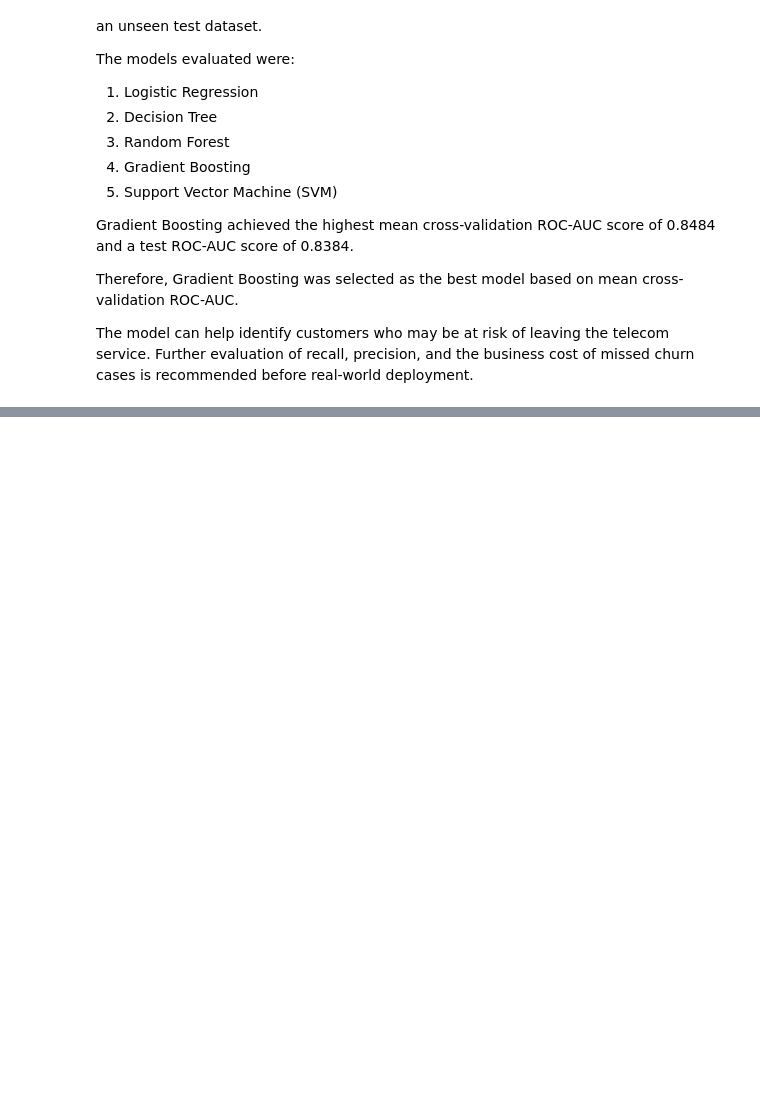
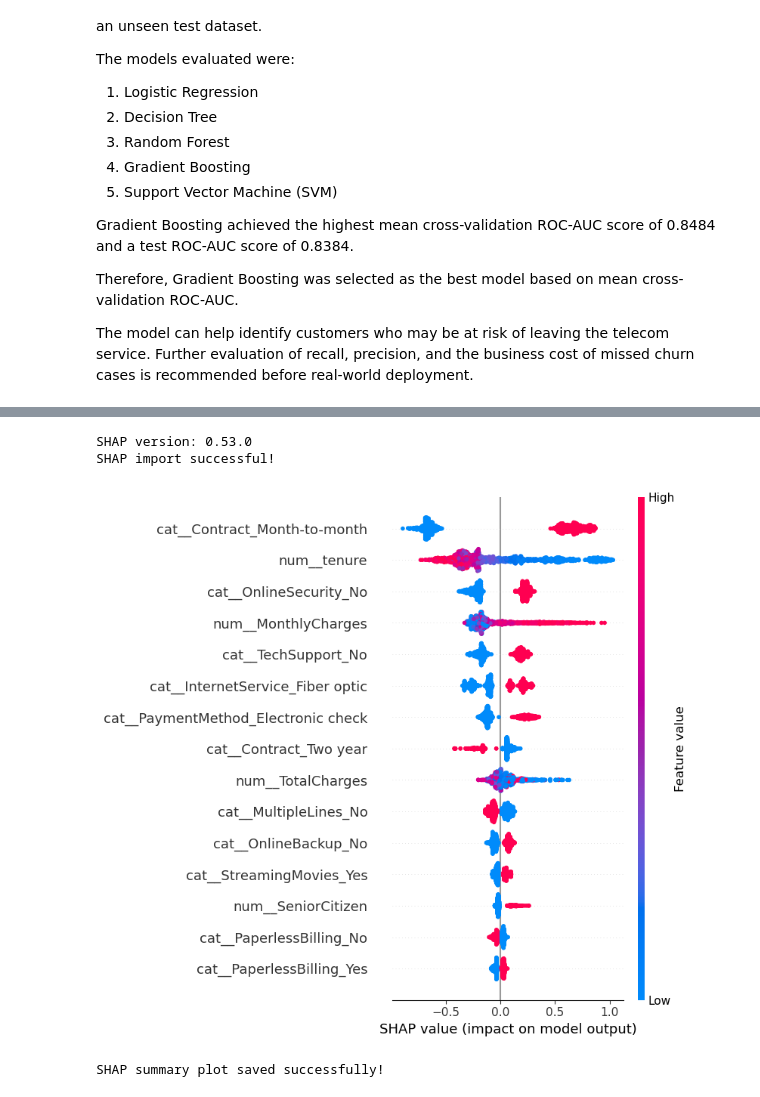
Before and after one commit to ritik1999348/CHURNSENSE, a Jupyter notebook: notebooks/03_modelling.ipynb, the cells around one changed output, grey strips where cells are left out. Saved outputs shown, nothing was run; the diff lists cells and outputs as text; code cells hidden in the pictures; blank space fills up the shorter version.

```diff
--- a/notebooks/03_modelling.ipynb
+++ b/notebooks/03_modelling.ipynb
@@ -277,0 +478,52 @@ recommended before real-world deployment.
+# %%
+import shap
+
+print("SHAP version:", shap.__version__)
+print("SHAP import successful!")
+# %% [output]
+SHAP version: 0.53.0
+SHAP import successful!
+# %%
+import shap
+import matplotlib.pyplot as plt
+import os
+
+# Get the best tuned Gradient Boosting model
+best_model = random_search.best_estimator_
+
+# Apply preprocessing to the test data
+X_test_transformed = best_model.named_steps["preprocessor"].transform(X_test)
+
+# Convert sparse data to dense, if required
+if hasattr(X_test_transformed, "toarray"):
+    X_test_transformed = X_test_transformed.toarray()
+
+# Get feature names after preprocessing
+feature_names = best_model.named_steps[
+    "preprocessor"
+].get_feature_names_out()
+
+# Explain the Gradient Boosting model
+explainer = shap.TreeExplainer(best_model.named_steps["model"])
+shap_values = explainer.shap_values(X_test_transformed)
+
+# Create and save SHAP summary plot
+os.makedirs("../reports", exist_ok=True)
+
+plt.figure()
+shap.summary_plot(
+    shap_values,
+    X_test_transformed,
+    feature_names=feature_names,
+    show=False,
+    max_display=15
+)
+
+plt.tight_layout()
+plt.savefig("../reports/shap_summary_plot.png", dpi=300, bbox_inches="tight")
+plt.show()
+
+print("SHAP summary plot saved successfully!")
+# %% [output]
+[figure, added]
+SHAP summary plot saved successfully!
```
Also changed, not shown: parts of 10 cells of this notebook, 5 other files.
